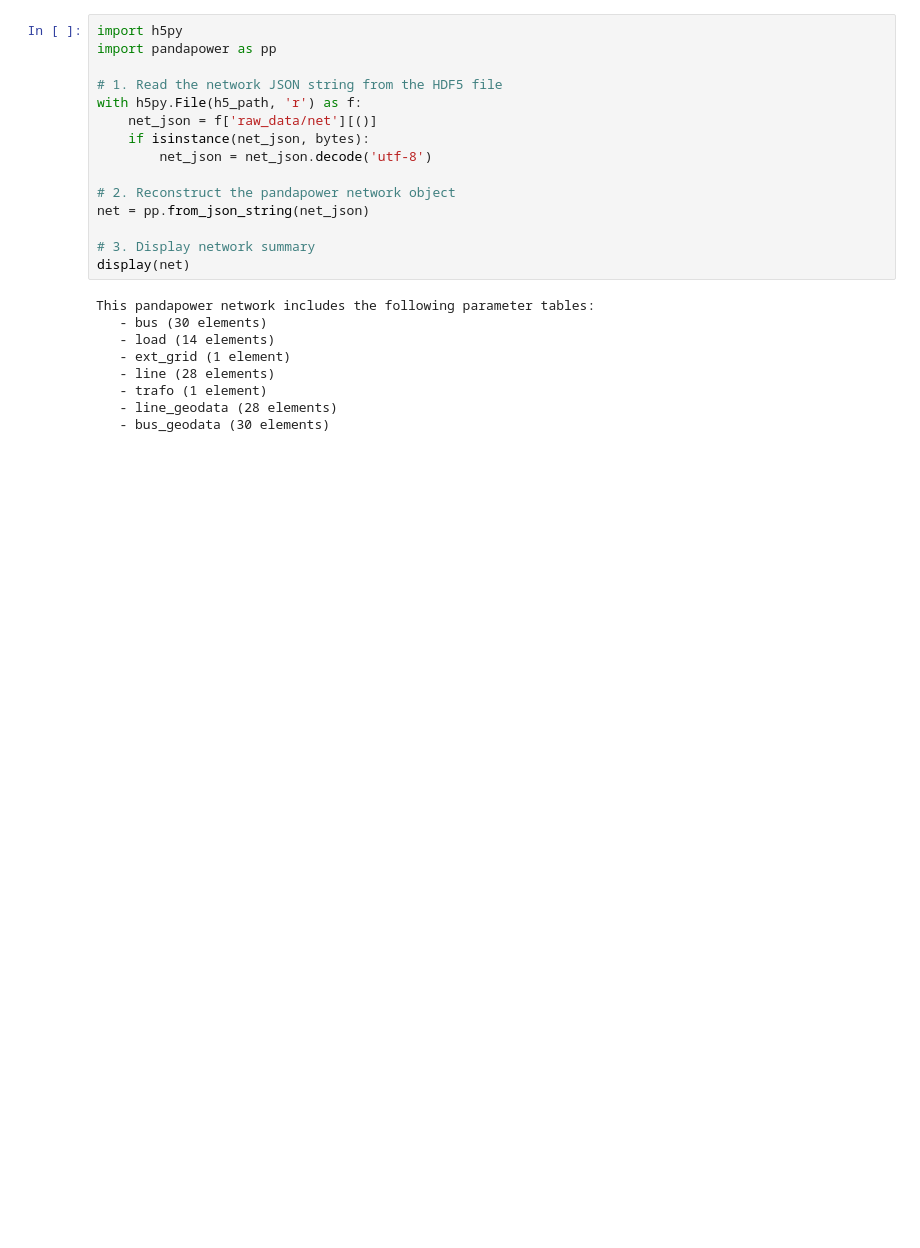
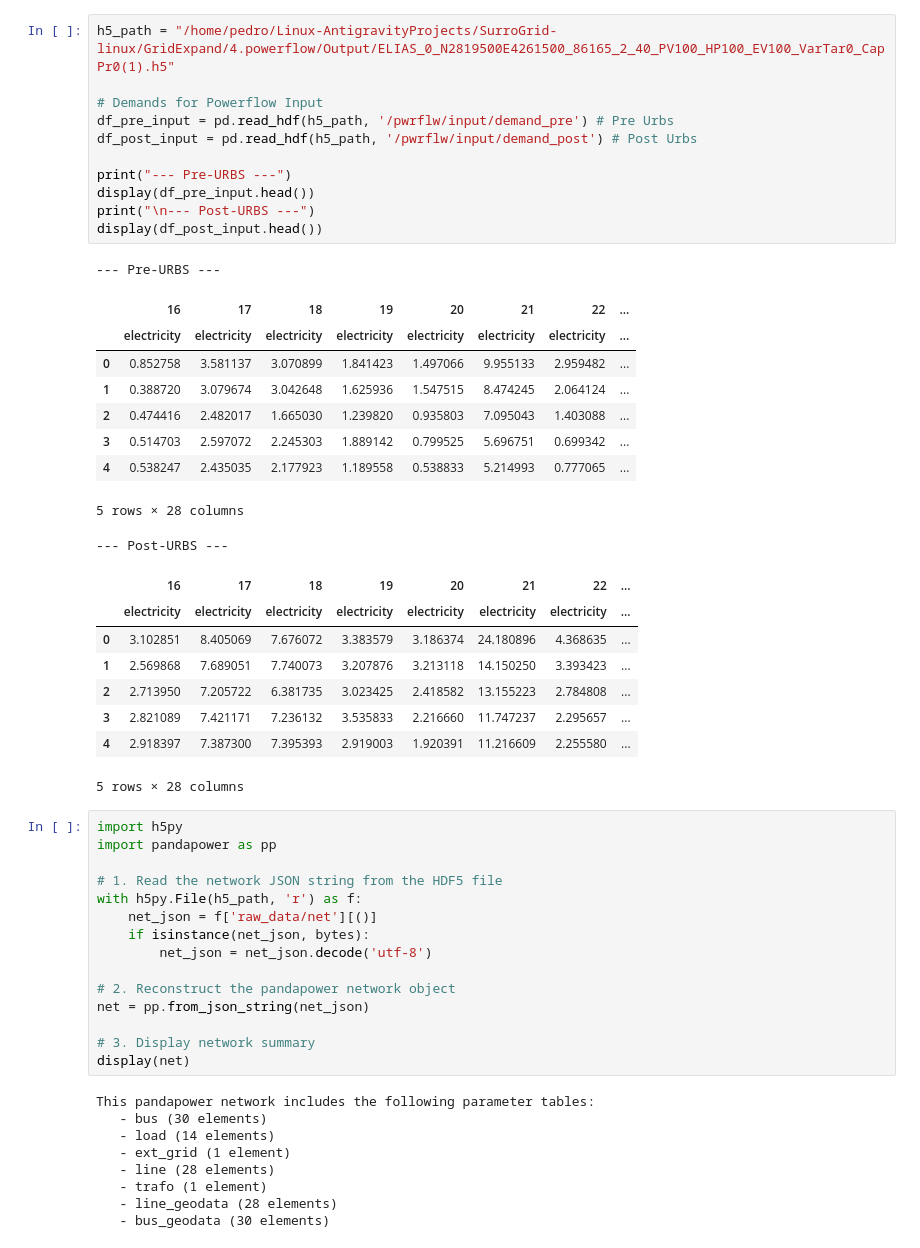
Before and after one commit to pedrocaixeta/SurroGrid, a Jupyter notebook: Extra_Scripts/Investigation/read_h5.ipynb, the cells around one changed output. Drawn from its saved outputs; the diff is of its cells as text; blank space fills up the shorter version.

```diff
--- a/Extra_Scripts/Investigation/read_h5.ipynb
+++ b/Extra_Scripts/Investigation/read_h5.ipynb
@@ -32,6 +32,36 @@ Available tables in this file:
  - /pwrflw/output/post/vm
  - /pwrflw/input/demand_post
  - /pwrflw/input/demand_pre
+# %%
+h5_path = "/home/pedro/Linux-AntigravityProjects/SurroGrid-linux/GridExpand/4.powerflow/Output/ELIAS_0_N2819500E4261500_86165_2_40_PV100_HP100_EV100_VarTar0_CapPr0(1).h5"
+
+# Demands for Powerflow Input
+df_pre_input = pd.read_hdf(h5_path, '/pwrflw/input/demand_pre') # Pre Urbs
+df_post_input = pd.read_hdf(h5_path, '/pwrflw/input/demand_post') # Post Urbs
+
+print("--- Pre-URBS ---")
+display(df_pre_input.head())
+print("\n--- Post-URBS ---")
+display(df_post_input.head())
+# %% [output]
+--- Pre-URBS ---
+|  | 16 | 17 | 18 | 19 | 20 | 21 | 22 | ... |
+|  | electricity | electricity | electricity | electricity | electricity | electricity | electricity | ... |
+| 0 | 0.852758 | 3.581137 | 3.070899 | 1.841423 | 1.497066 | 9.955133 | 2.959482 | ... |
+| 1 | 0.388720 | 3.079674 | 3.042648 | 1.625936 | 1.547515 | 8.474245 | 2.064124 | ... |
+| 2 | 0.474416 | 2.482017 | 1.665030 | 1.239820 | 0.935803 | 7.095043 | 1.403088 | ... |
+| 3 | 0.514703 | 2.597072 | 2.245303 | 1.889142 | 0.799525 | 5.696751 | 0.699342 | ... |
+| 4 | 0.538247 | 2.435035 | 2.177923 | 1.189558 | 0.538833 | 5.214993 | 0.777065 | ... |
+5 rows × 28 columns
+--- Post-URBS ---
+|  | 16 | 17 | 18 | 19 | 20 | 21 | 22 | ... |
+|  | electricity | electricity | electricity | electricity | electricity | electricity | electricity | ... |
+| 0 | 3.102851 | 8.405069 | 7.676072 | 3.383579 | 3.186374 | 24.180896 | 4.368635 | ... |
+| 1 | 2.569868 | 7.689051 | 7.740073 | 3.207876 | 3.213118 | 14.150250 | 3.393423 | ... |
+| 2 | 2.713950 | 7.205722 | 6.381735 | 3.023425 | 2.418582 | 13.155223 | 2.784808 | ... |
+| 3 | 2.821089 | 7.421171 | 7.236132 | 3.535833 | 2.216660 | 11.747237 | 2.295657 | ... |
+| 4 | 2.918397 | 7.387300 | 7.395393 | 2.919003 | 1.920391 | 11.216609 | 2.255580 | ... |
+5 rows × 28 columns
 # %%
 import h5py
 import pandapower as pp
```
Also changed, not shown: parts of 2 cells of this notebook.
